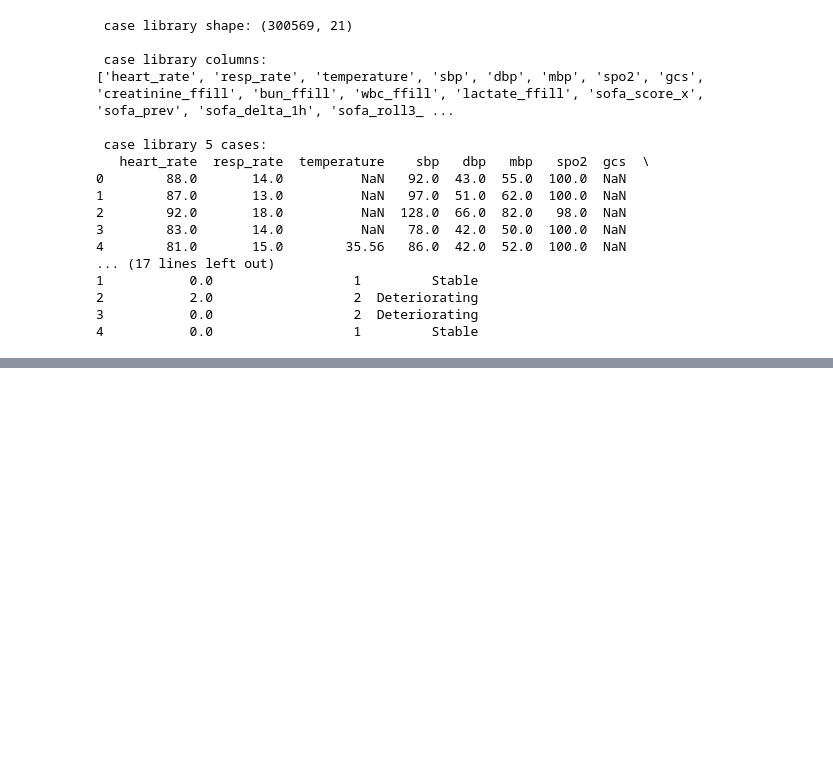
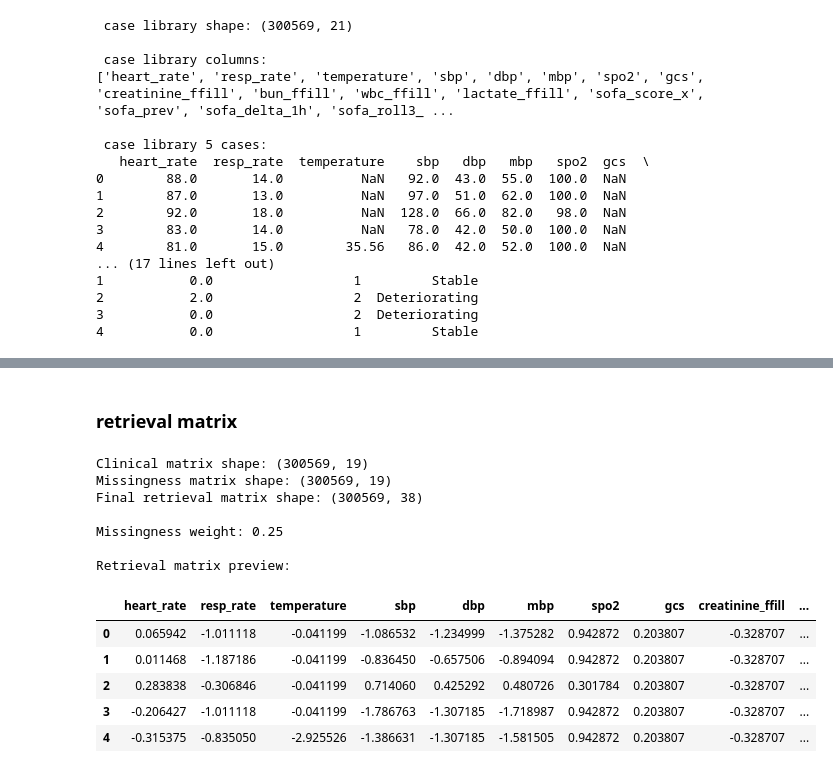
Before and after one commit to Prajin-K/Explainable-Sepsis-AI, a Jupyter notebook: notebooks/21_Case_RAG_Data_Preparation.ipynb, the cells around one changed output, grey strips where cells are left out. Drawn from its saved outputs; the diff is of its cells as text; code cells hidden in the pictures; blank space fills up the shorter version.

```diff
--- a/notebooks/21_Case_RAG_Data_Preparation.ipynb
+++ b/notebooks/21_Case_RAG_Data_Preparation.ipynb
@@ -180,0 +320,43 @@ print(case_library.head(5))
+# %% [markdown]
+### retrieval matrix
+# %%
+clinical_matrix = X_cases_scaled.copy()
+missingness_matrix = X_missing.copy()
+# give missingness information a lower weight
+missingness_weight = 0.25 ### deliberately making this explicit rather than allowing the retrieval algorithm to decide arbitrarily
+### missingness matters, but actual clinical state matters 4× more
+missingness_matrix_weighted = (
+    missingness_matrix * missingness_weight
+)
+
+# Final representation used for similarity search
+X_cases_retrieval = pd.concat(
+    [
+        clinical_matrix,
+        missingness_matrix_weighted
+    ],
+    axis=1
+)
+
+print("Clinical matrix shape:", clinical_matrix.shape)
+print("Missingness matrix shape:", missingness_matrix_weighted.shape)
+print("Final retrieval matrix shape:", X_cases_retrieval.shape)
+
+print("\nMissingness weight:", missingness_weight)
+
+print("\nRetrieval matrix preview:")
+display(X_cases_retrieval.head())
+# %% [output]
+Clinical matrix shape: (300569, 19)
+Missingness matrix shape: (300569, 19)
+Final retrieval matrix shape: (300569, 38)
+
+Missingness weight: 0.25
+
+Retrieval matrix preview:
+|  | heart_rate | resp_rate | temperature | sbp | dbp | mbp | spo2 | gcs | creatinine_ffill | ... |
+| 0 | 0.065942 | -1.011118 | -0.041199 | -1.086532 | -1.234999 | -1.375282 | 0.942872 | 0.203807 | -0.328707 | ... |
+| 1 | 0.011468 | -1.187186 | -0.041199 | -0.836450 | -0.657506 | -0.894094 | 0.942872 | 0.203807 | -0.328707 | ... |
+| 2 | 0.283838 | -0.306846 | -0.041199 | 0.714060 | 0.425292 | 0.480726 | 0.301784 | 0.203807 | -0.328707 | ... |
+| 3 | -0.206427 | -1.011118 | -0.041199 | -1.786763 | -1.307185 | -1.718987 | 0.942872 | 0.203807 | -0.328707 | ... |
+| 4 | -0.315375 | -0.835050 | -2.925526 | -1.386631 | -1.307185 | -1.581505 | 0.942872 | 0.203807 | -0.328707 | ... |
```
Also changed, not shown: parts of 4 cells of this notebook.
